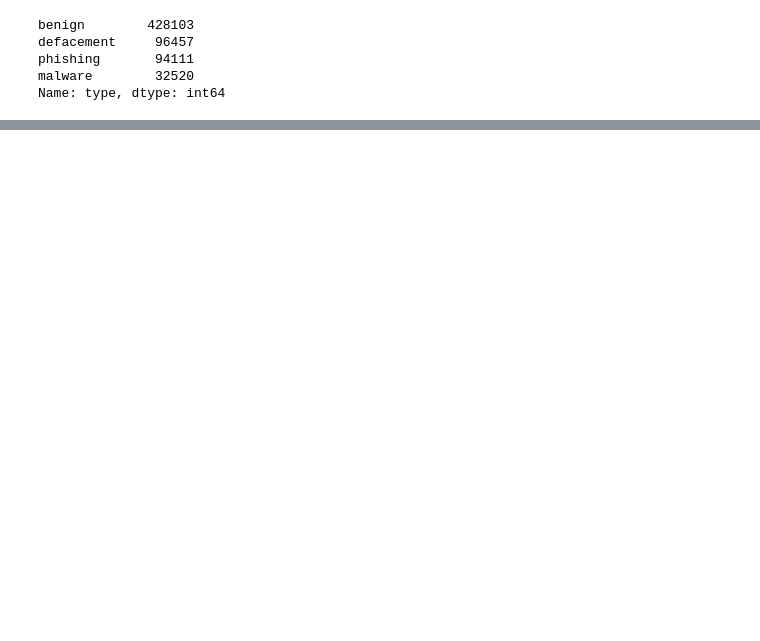
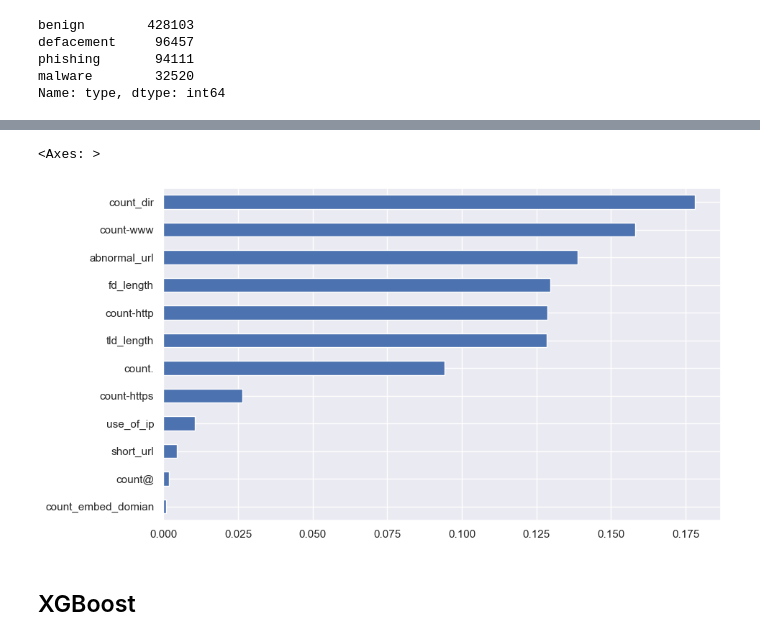
Before and after one commit to SmartIndiaHackthon2023-TEAM/Smart-India-Hackathon_team, a Jupyter notebook: Untitled.ipynb, the cells around one changed output, grey strips where cells are left out. Drawn from its saved outputs; the diff is of its cells as text; code cells hidden in the pictures; blank space fills up the shorter version.

```diff
--- a/Untitled.ipynb
+++ b/Untitled.ipynb
@@ -344,0 +436,8 @@ Name: type, dtype: int64
+# %%
+feat_importances = pd.Series(rf.feature_importances_, index=X_train.columns)
+feat_importances.sort_values().plot(kind="barh",figsize=(10, 6))
+# %% [output]
+<Axes: >
+[figure, added]
+# %% [markdown]
+## XGBoost
```
Also changed, not shown: parts of 29 cells of this notebook.
